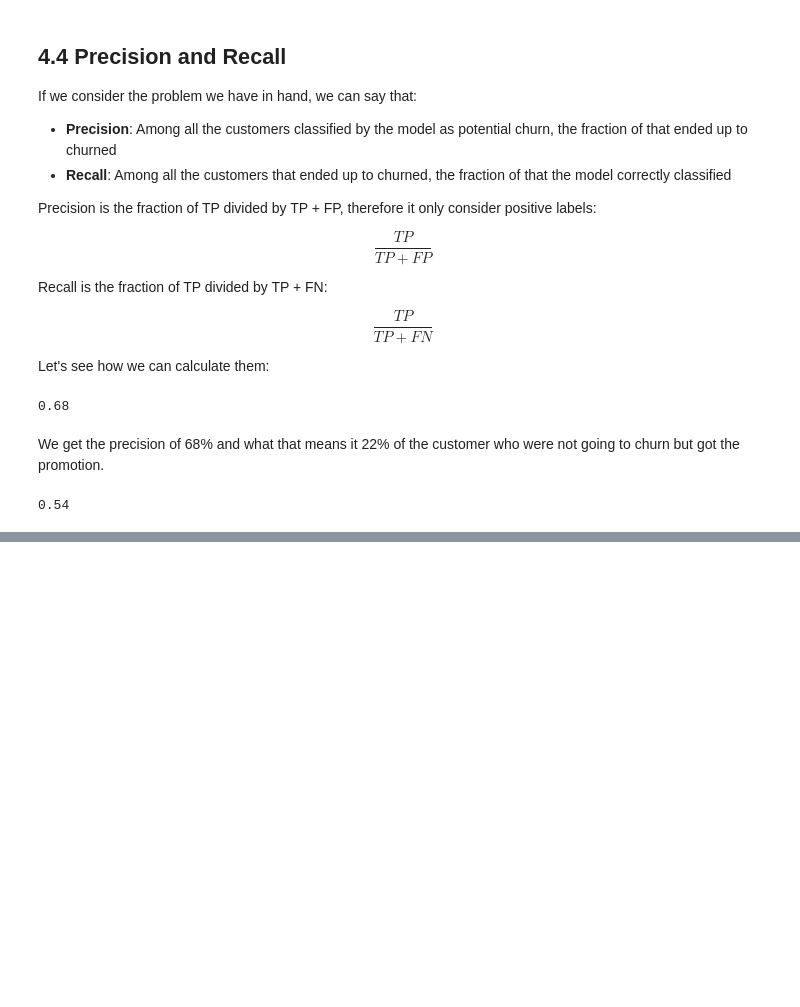
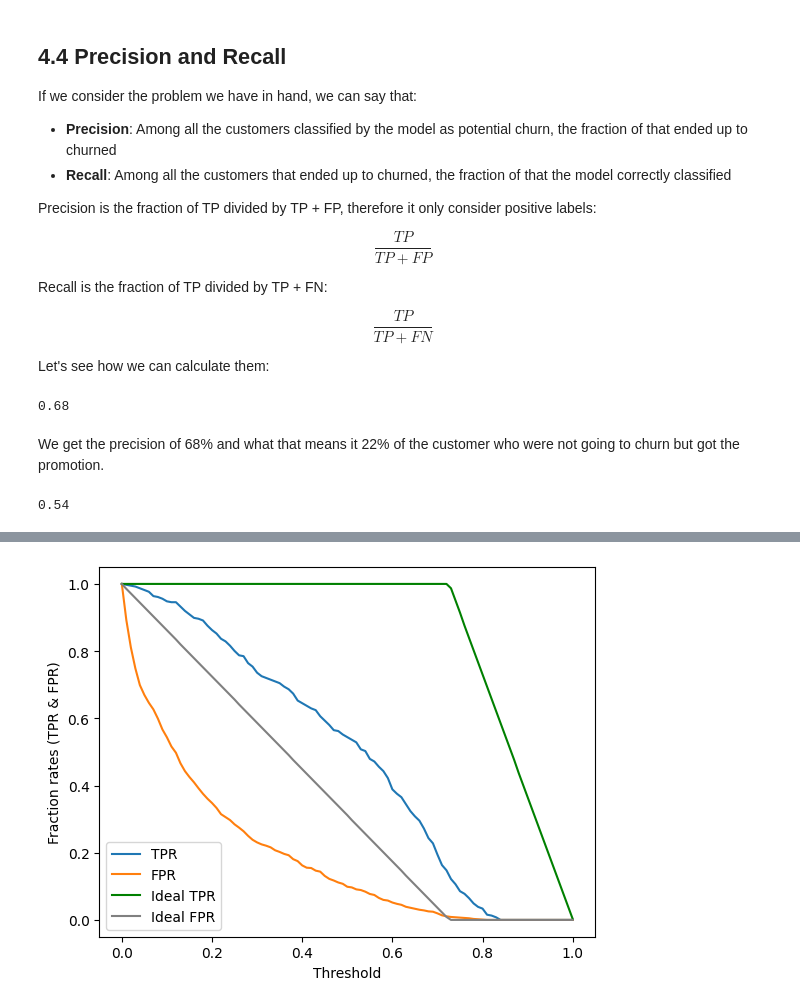
Before and after one commit to MuhammadAwon/ml-engineering, a Jupyter notebook: 04-evaluation/evaluation-metrics-classification.ipynb, the cells around one changed output, grey strips where cells are left out. Cells and saved outputs as stored; diff of their text form; code cells hidden in the pictures; blank space fills up the shorter version.

```diff
--- a/04-evaluation/evaluation-metrics-classification.ipynb
+++ b/04-evaluation/evaluation-metrics-classification.ipynb
@@ -302,0 +569,22 @@ Precision and recall give us the complete picture of the model performance and t
+# %%
+# Plot original model tpr and fpr scores
+plt.plot(df_scores.threshold, df_scores['tpr'], label='TPR')
+plt.plot(df_scores.threshold, df_scores['fpr'], label='FPR')
+
+# # Plot random model tpr and fpr scores
+# # We know the random model is just straight line from
+# # 0 to 1 so we can skip it
+# plt.plot(df_rand.threshold, df_rand['tpr'], label='TPR')
+# plt.plot(df_rand.threshold, df_rand['fpr'], label='FPR')
+
+# Plot ideal model tpr and fpr scores
+plt.plot(df_ideal.threshold, df_ideal['tpr'], label='Ideal TPR', color='green')
+plt.plot(df_ideal.threshold, df_ideal['fpr'], label='Ideal FPR', color='gray')
+
+
+plt.xlabel('Threshold')
+plt.ylabel('Fraction rates (TPR & FPR)')
+plt.legend()
+plt.show()
+# %% [output]
+[figure, added]
```
Also changed, not shown: parts of 34 cells of this notebook, 1 other file.
